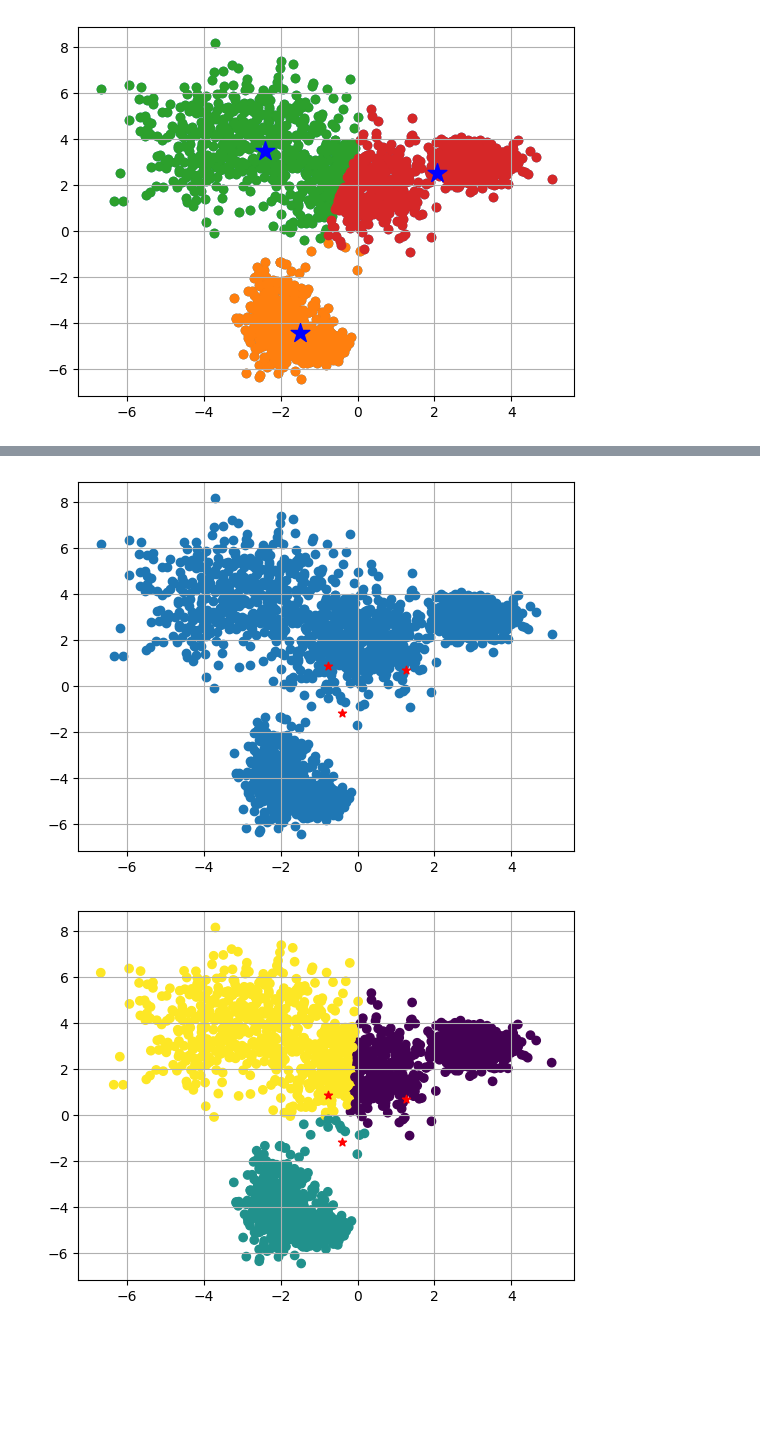
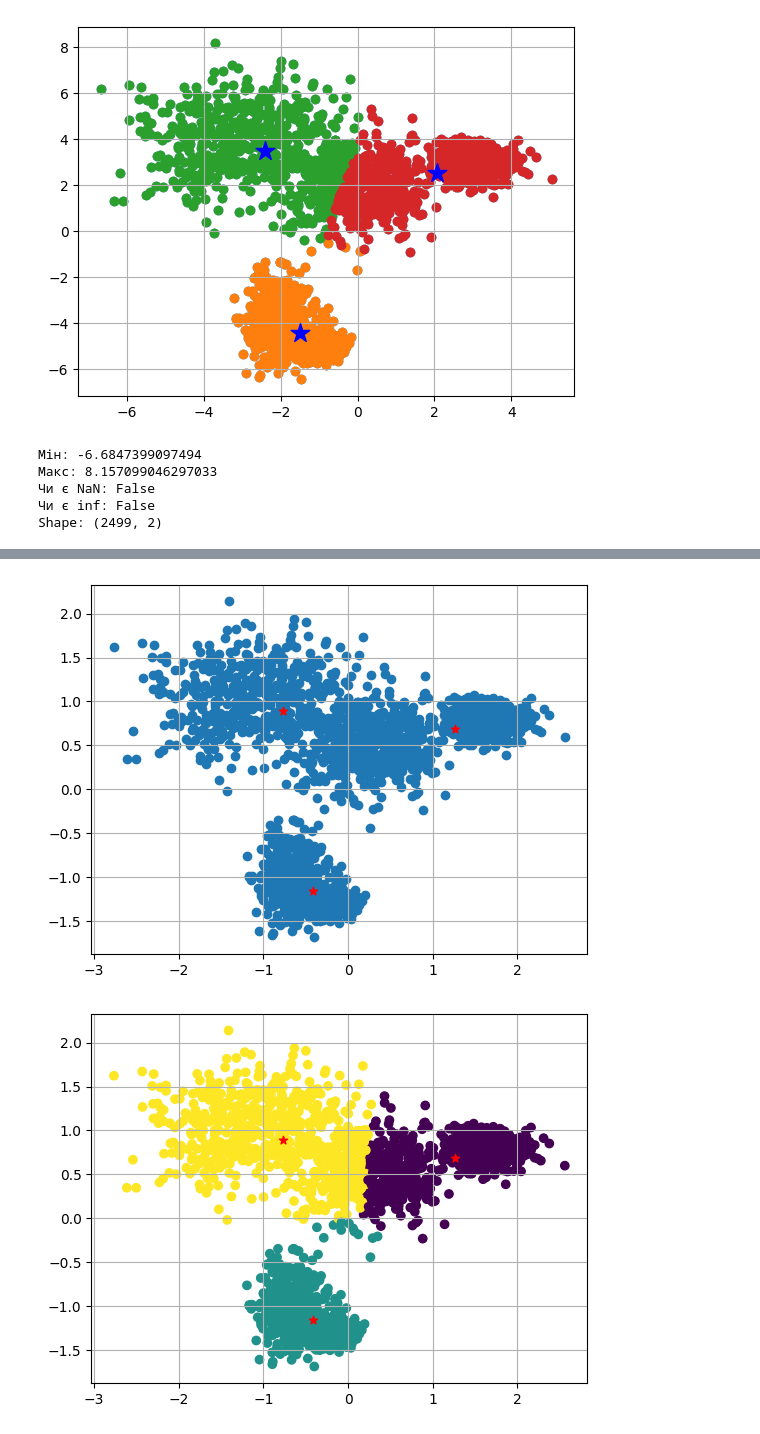
Before and after one commit to AndriyTok/data_Analysis_labs, a Jupyter notebook: lab6/lab6.ipynb, the cells around one changed output, grey strips where cells are left out. Drawn from its saved outputs; the diff is of its cells as text; code cells hidden in the pictures; blank space fills up the shorter version.

```diff
--- a/lab6/lab6.ipynb
+++ b/lab6/lab6.ipynb
@@ -179,6 +179,14 @@ from sklearn.preprocessing import StandardScaler
 
 scaler = StandardScaler()
 _data = scaler.fit_transform(_data)
+x_values = _data[:, 0]
+y_values = _data[:, 1]
+
+print("Мін:", np.min(X))
+print("Макс:", np.max(X))
+print("Чи є NaN:", np.any(np.isnan(X)))
+print("Чи є inf:", np.any(np.isinf(X)))
+print("Shape:", X.shape)
 
 inertia = []
 for i in range(1, 11):
@@ -189,32 +197,37 @@ plt.plot(range(1, 11), inertia)
 plt.show()
 
 silhouette_scores = []
 for i in range(2, 11):
     kmeans = KMeans(n_clusters=i, random_state=0).fit(_data)
     silhouette_scores.append(silhouette_score(_data, kmeans.labels_))
 
 plt.plot(range(2, 11), silhouette_scores)
 plt.xlabel('Number of clusters')
 plt.ylabel('Silhouette Score')
 plt.title('SilhouetteScore')
 plt.show()
 
 kmeans = KMeans(n_clusters=3, random_state=0).fit(_data)
 kmeans.cluster_centers_
 
 plt.scatter(x_values, y_values)
 plt.grid(True)
 plt.scatter(kmeans.cluster_centers_[:, 0], kmeans.cluster_centers_[:, 1], marker='*', c='red')
 plt.show()
 
 kmeans.labels_
 
 plt.scatter(x_values, y_values, c=kmeans.labels_)
 plt.grid(True)
 plt.scatter(kmeans.cluster_centers_[:, 0], kmeans.cluster_centers_[:, 1], marker='*', c='red')
 plt.show()
 # %% [output]
+Мін: -6.6847399097494
+Макс: 8.157099046297033
+Чи є NaN: False
+Чи є inf: False
+Shape: (2499, 2)
 [figure]
 [figure]
-[figure, old version]
+[figure, new version]
-[figure, old version]
+[figure, new version]
```
Also changed, not shown: parts of 1 cell of this notebook.
